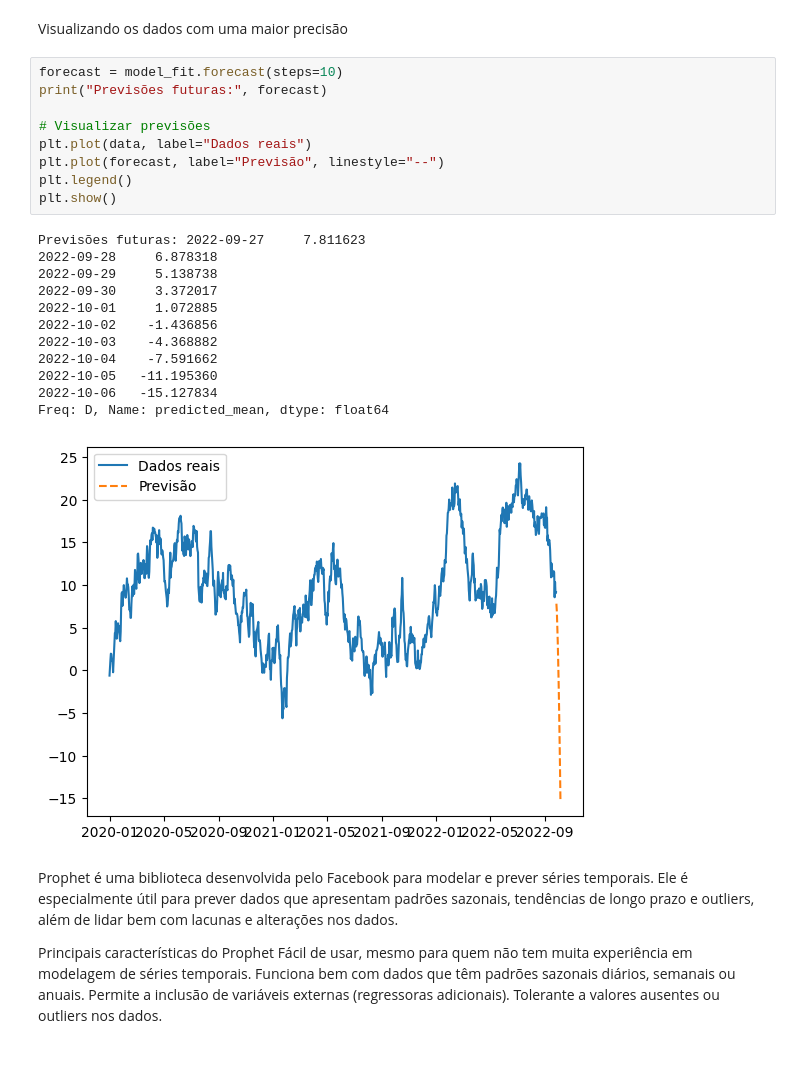
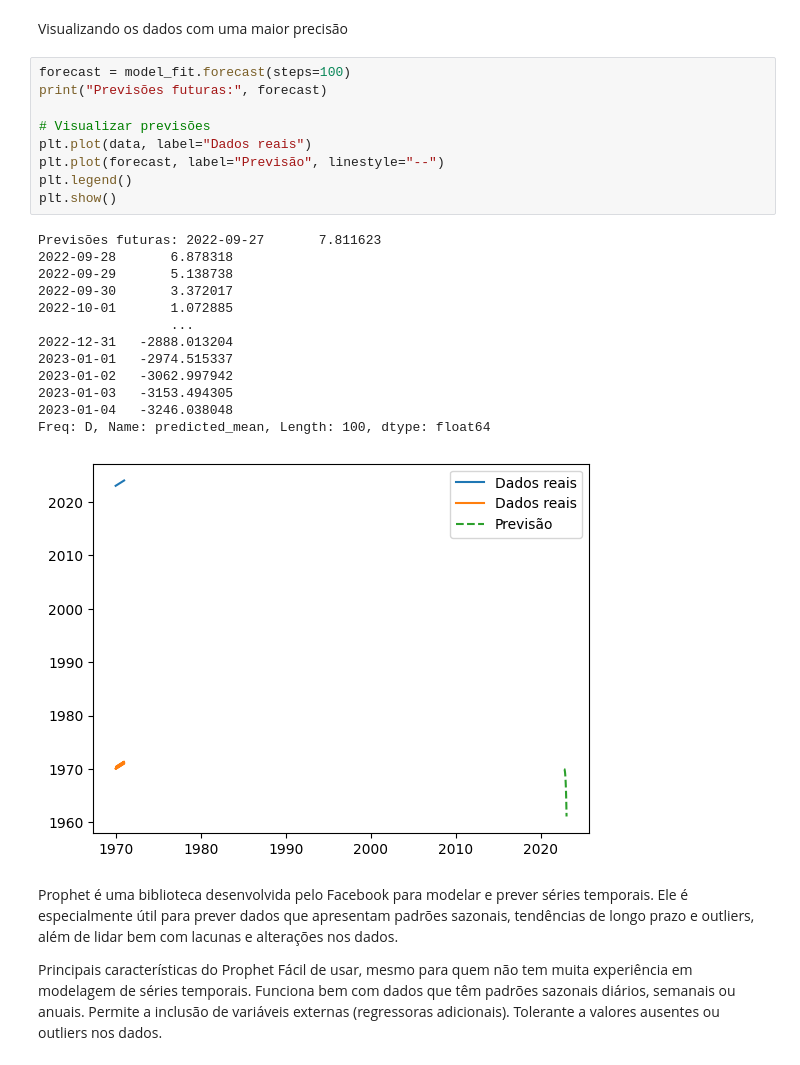
Before and after one commit to GislaineGomes/deco_morse, a Jupyter notebook: _analise_redes_neurais.ipynb, the cells around one changed output. Saved outputs shown, nothing was run; the diff lists cells and outputs as text.

```diff
--- a/_analise_redes_neurais.ipynb
+++ b/_analise_redes_neurais.ipynb
@@ -453,27 +453,28 @@ Warnings:
 # %% [markdown]
 Visualizando os dados com uma maior precisão
 # %%
-forecast = model_fit.forecast(steps=10)
+forecast = model_fit.forecast(steps=100)
 print("Previsões futuras:", forecast)
 
 # Visualizar previsões
 plt.plot(data, label="Dados reais")
 plt.plot(forecast, label="Previsão", linestyle="--")
 plt.legend()
 plt.show()
 # %% [output]
-Previsões futuras: 2022-09-27     7.811623
-2022-09-28     6.878318
-2022-09-29     5.138738
-2022-09-30     3.372017
-2022-10-01     1.072885
-2022-10-02    -1.436856
-2022-10-03    -4.368882
-2022-10-04    -7.591662
-2022-10-05   -11.195360
-2022-10-06   -15.127834
-Freq: D, Name: predicted_mean, dtype: float64
+Previsões futuras: 2022-09-27       7.811623
+2022-09-28       6.878318
+2022-09-29       5.138738
+2022-09-30       3.372017
+2022-10-01       1.072885
+                 ...
+2022-12-31   -2888.013204
+2023-01-01   -2974.515337
+2023-01-02   -3062.997942
+2023-01-03   -3153.494305
+2023-01-04   -3246.038048
+Freq: D, Name: predicted_mean, Length: 100, dtype: float64
-[figure, old version]
+[figure, new version]
 # %% [markdown]
  Prophet é uma biblioteca desenvolvida pelo Facebook para modelar e prever séries temporais. Ele é especialmente útil para prever dados que apresentam padrões sazonais, tendências de longo prazo e outliers, além de lidar bem com lacunas e alterações nos dados.
 
```
